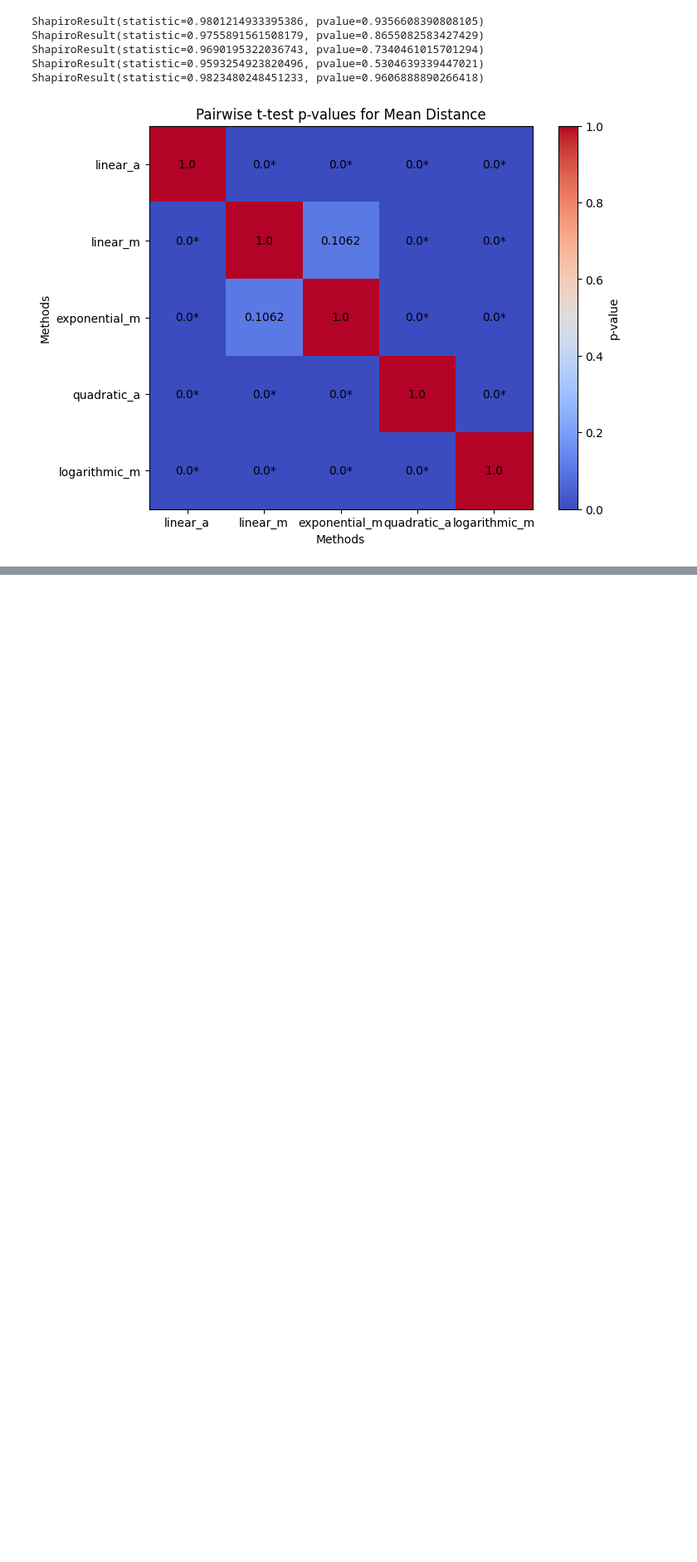
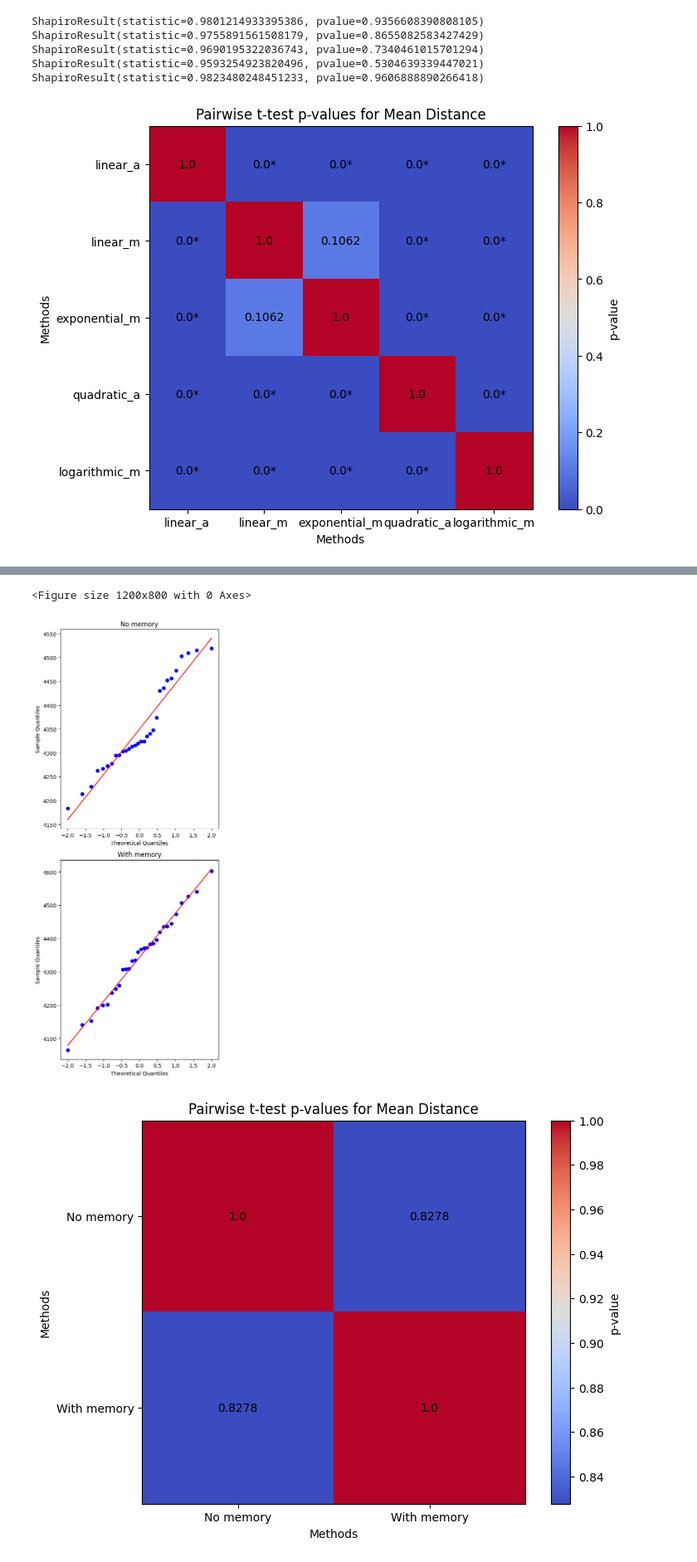
Before and after one commit to Foundnation/Stochastic-Simulation, a Jupyter notebook: TSM/analyse_data.ipynb, the cells around one changed output, grey strips where cells are left out. Shown at 83% size. Saved outputs shown, nothing was run; the diff lists cells and outputs as text; code cells hidden in the pictures; blank space fills up the shorter version.

```diff
--- a/TSM/analyse_data.ipynb
+++ b/TSM/analyse_data.ipynb
@@ -208,19 +208,6 @@ for i in range(len(final_dists_chain_length)):
             data2 = final_dists_chain_length[j]
             print(stats.mannwhitneyu(data1, data2))
 
-for i in range(len(final_dists_chain_length)):
-    for j in range(i, len(final_dists_chain_length)):
-        if i != j:
-            data1 = final_dists_chain_length[i]
-            data2 = final_dists_chain_length[j]
-            print(stats.f_oneway(data1, data2))
-
-for i in range(len(final_dists_chain_length)):
-    for j in range(i, len(final_dists_chain_length)):
-        if i != j:
-            data1 = final_dists_chain_length[i]
-            data2 = final_dists_chain_length[j]
-            print(stats.ttest_ind(data1, data2))
 
 plt.figure(figsize=(12, 8))
 
@@ -235,8 +222,6 @@ for idx, data in enumerate(final_dists_chain_length):
 plt.tight_layout()
 plt.savefig('figures/chain_length_qq.png', dpi=300)
 plt.show()
-
-plot_pairwise_ttest(final_dists_perm_operators, labels)
 # %% [output]
 n = 40
 KstestResult(statistic=1.0, pvalue=0.0, statistic_location=4362.896581008363, statistic_sign=-1)
@@ -298,0 +302,46 @@ ShapiroResult(statistic=0.9823480248451233, pvalue=0.9606888890266418)
+# %%
+print(f'n = {len(final_dists_mesa[0])}')
+
+for data in final_dists_mesa:
+    print(stats.kstest(data, 'norm'))
+
+for data in final_dists_mesa:
+    print(stats.shapiro(data))
+
+for i in range(len(final_dists_mesa)):
+    for j in range(i, len(final_dists_mesa)):
+        if i != j:
+            data1 = final_dists_mesa[i]
+            data2 = final_dists_mesa[j]
+            print(stats.mannwhitneyu(data1, data2))
+
+for i in range(len(final_dists_mesa)):
+    for j in range(i, len(final_dists_mesa)):
+        if i != j:
+            data1 = final_dists_mesa[i]
+            data2 = final_dists_mesa[j]
+            print(stats.f_oneway(data1, data2))
+
+for i in range(len(final_dists_mesa)):
+    for j in range(i, len(final_dists_mesa)):
+        if i != j:
+            data1 = final_dists_mesa[i]
+            data2 = final_dists_mesa[j]
+            print(stats.ttest_ind(data1, data2))
+
+plt.figure(figsize=(12, 8))
+
+fig, axs = plt.subplots(2, 1, figsize=(5, 12))  # 3 rows, 1 column
+
+for idx, data in enumerate(final_dists_mesa):
+    stats.probplot(data, dist="norm", plot=axs[idx])
+    axs[idx].set_title(f'{labels[idx]}')
+    axs[idx].set_xlabel('Theoretical Quantiles')
+    axs[idx].set_ylabel('Sample Quantiles')
+
+plt.tight_layout()
+plt.savefig('figures/mesa_qq.png', dpi=300)
+plt.show()
+
+plot_pairwise_ttest(final_dists_mesa, labels)
+# %% [output]
@@ -298,0 +356,3 @@ ShapiroResult(statistic=0.9823480248451233, pvalue=0.9606888890266418)
+<Figure size 1200x800 with 0 Axes>
+[figure, added]
+[figure, added]
```
Also changed, not shown: parts of 3 cells of this notebook, 12 other files.
